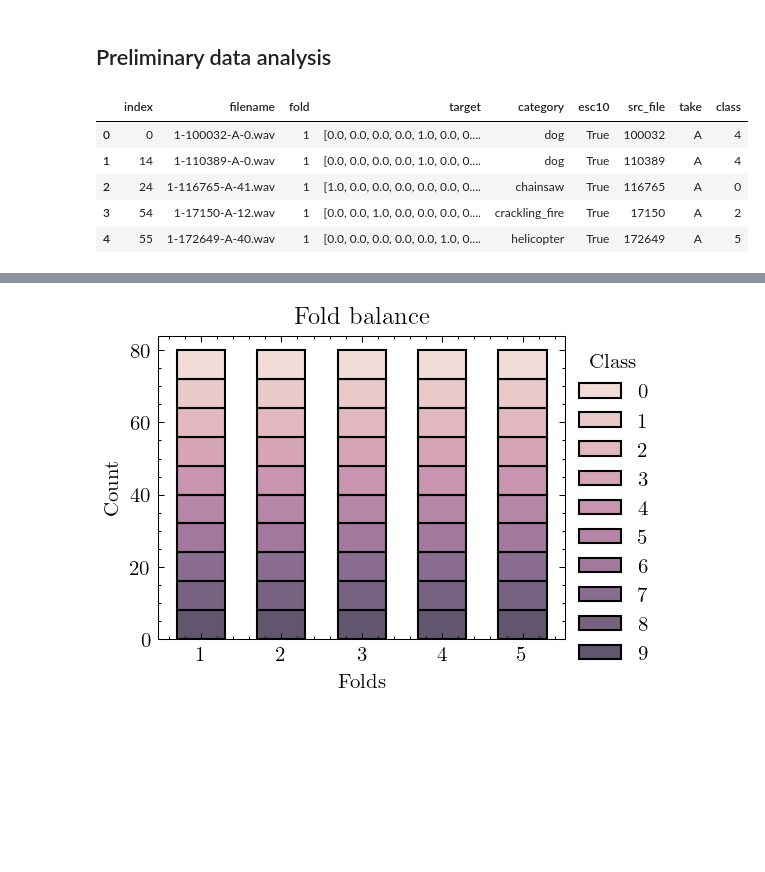
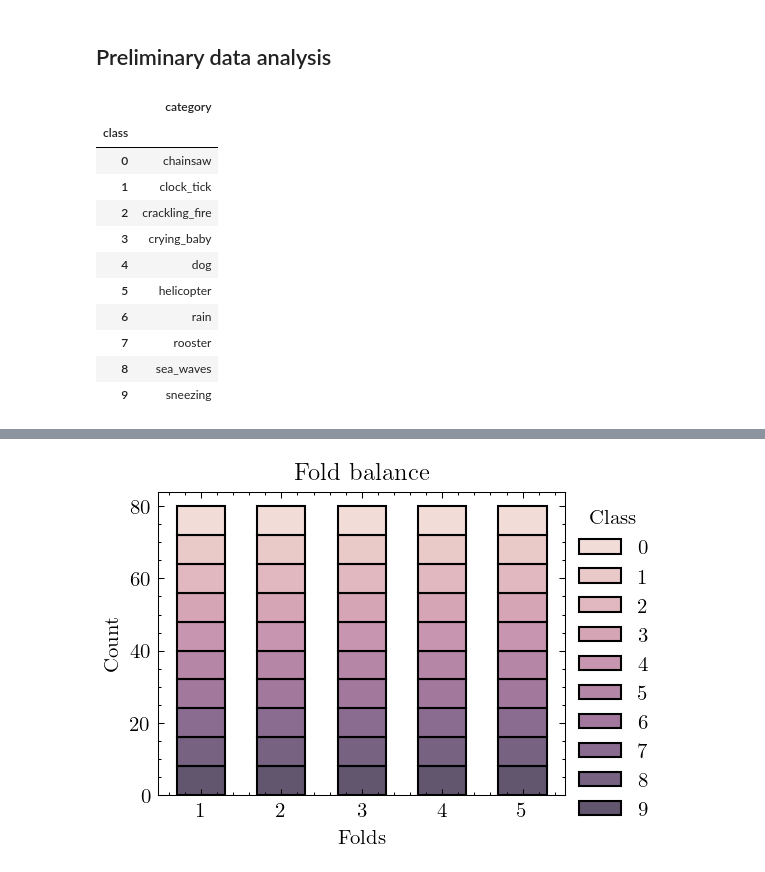
Before and after one commit to FilippoUslenghi/audio-pattern, a Jupyter notebook: project.ipynb, the cells around one changed output, grey strips where cells are left out. Cells and saved outputs as stored; diff of their text form; code cells hidden in the pictures; blank space fills up the shorter version.

```diff
--- a/project.ipynb
+++ b/project.ipynb
@@ -13,24 +13,30 @@ plt.style.use("science")
 # %%
 from sklearn.preprocessing import OneHotEncoder
 
 data_dir = "ESC-50-master"
 df = pd.read_csv(os.path.join(data_dir, "meta", "esc50.csv"))
 df = df.query("esc10 == True").reset_index()
 
 categories = df["category"].to_numpy()
 
 encoder = OneHotEncoder()
 target = encoder.fit_transform(categories.reshape(-1, 1)).toarray()
 df["target"] = target.tolist()
 df["class"] = df["target"].apply(lambda x: np.argmax(x))
 
-df.head()
+df[["category", "class"]].drop_duplicates().set_index("class").sort_index()
 # %% [output]
-|  | index | filename | fold | target | category | esc10 | src_file | take | class |
-| 0 | 0 | 1-100032-A-0.wav | 1 | [0.0, 0.0, 0.0, 0.0, 1.0, 0.0, 0.... | dog | True | 100032 | A | 4 |
-| 1 | 14 | 1-110389-A-0.wav | 1 | [0.0, 0.0, 0.0, 0.0, 1.0, 0.0, 0.... | dog | True | 110389 | A | 4 |
-| 2 | 24 | 1-116765-A-41.wav | 1 | [1.0, 0.0, 0.0, 0.0, 0.0, 0.0, 0.... | chainsaw | True | 116765 | A | 0 |
-| 3 | 54 | 1-17150-A-12.wav | 1 | [0.0, 0.0, 1.0, 0.0, 0.0, 0.0, 0.... | crackling_fire | True | 17150 | A | 2 |
-| 4 | 55 | 1-172649-A-40.wav | 1 | [0.0, 0.0, 0.0, 0.0, 0.0, 1.0, 0.... | helicopter | True | 172649 | A | 5 |
+|  | category |
+| class |  |
+| 0 | chainsaw |
+| 1 | clock_tick |
+| 2 | crackling_fire |
+| 3 | crying_baby |
+| 4 | dog |
+| 5 | helicopter |
+| 6 | rain |
+| 7 | rooster |
+| 8 | sea_waves |
+| 9 | sneezing |
 # %%
 plt.figure(dpi=150)
```
Also changed, not shown: parts of 24 cells of this notebook, 5 other files.
